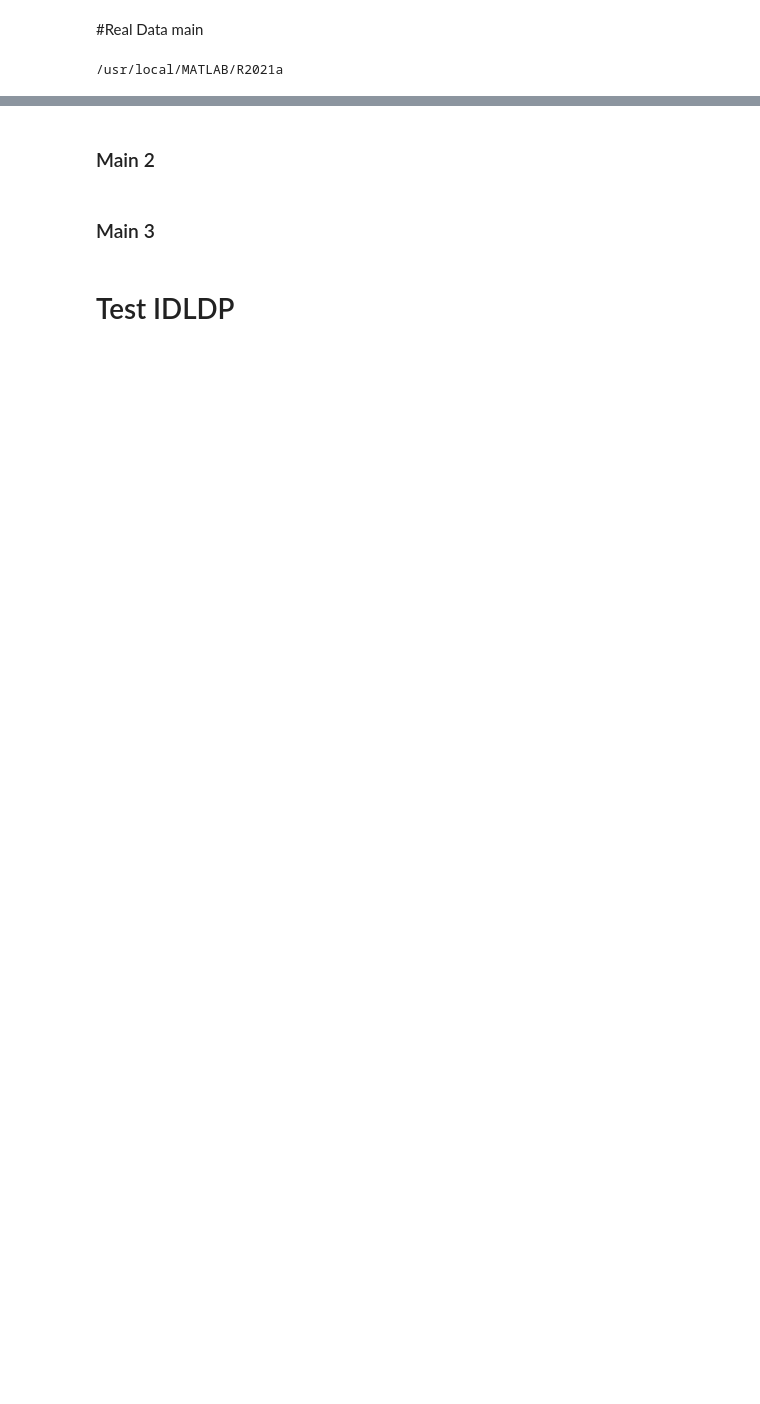
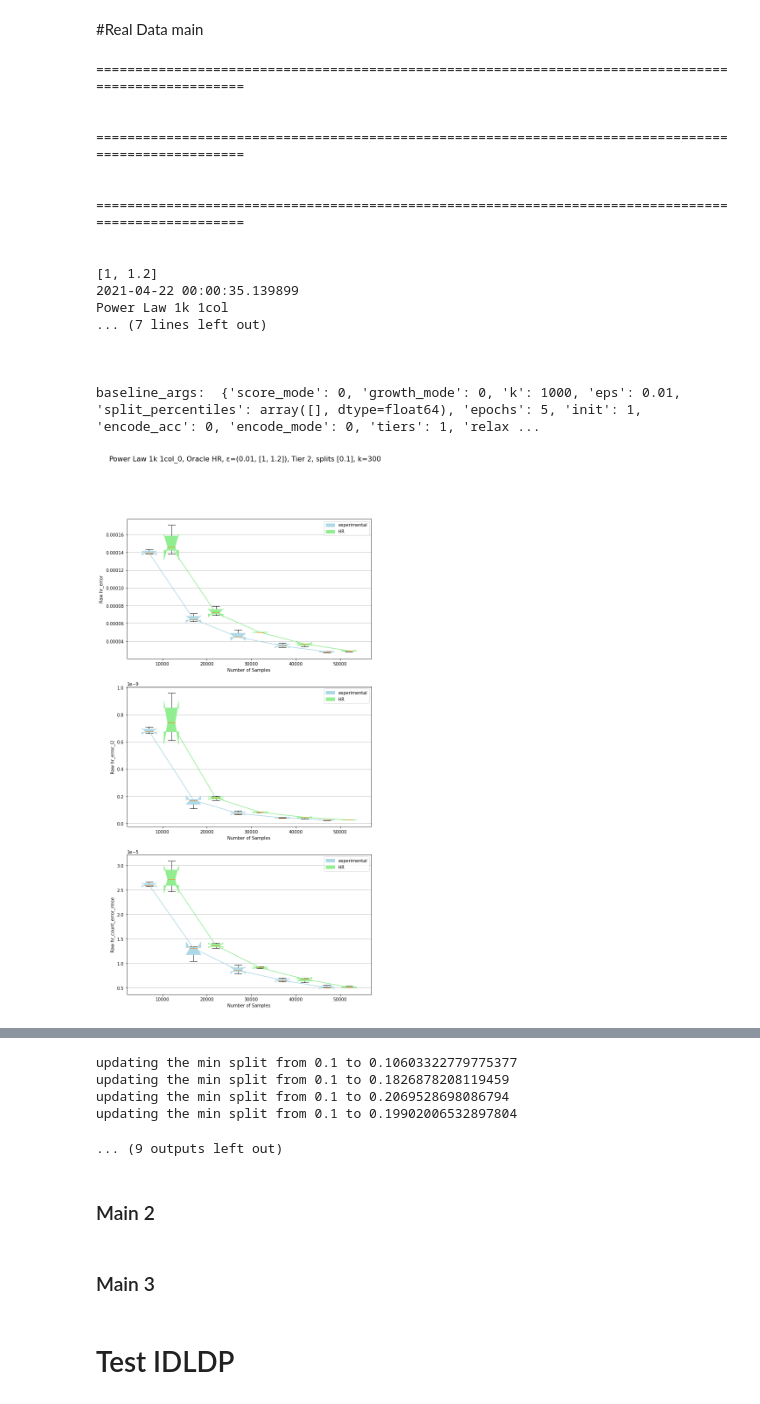
Before and after one commit to yaatehr/iterative-ldp, a Jupyter notebook: HRV4_2_IDLDP_charts.ipynb, the cells around one changed output, grey strips where cells are left out. Saved outputs shown, nothing was run; the diff lists cells and outputs as text; code cells hidden in the pictures; blank space fills up the shorter version.

```diff
--- a/HRV4_2_IDLDP_charts.ipynb
+++ b/HRV4_2_IDLDP_charts.ipynb
@@ -1111,7 +1113,10 @@ def evaluate_ground_truth(ground_truth_hist, df, col, alphabet_size, k=None, eps
 
     #TODO init the privacy budget if none?
     if privacy_budget is None:
-      privacy_budget = [1] + [1.2]*(tiers-1)
+      privacy_budget = [1]
+      if tiers > 1:
+        privacy_budget += [1.2]*(tiers-1)
+#     print(privacy_budget)
     assert len(privacy_budget) == tiers, f"privacy budget len is {len(privacy_budget)} but must match tiers ({tiers})"
 
     tot_mae = []
@@ -1513,8 +1524,7 @@ for c in COVID_SYMPTOM_COLS:
 from itertools import chain
 import pickle
 import copy
-from IDLDP.pg1 import ldp_mechanism_helper
-
+from IDLDP.pg1 import ldp_mechanism_helper, IDLDP
 
 def evaluate_dataset_parallel(df, target_col_groups,
                               metadata_cols=None,
@@ -1554,6 +1564,7 @@ def evaluate_dataset_parallel(df, target_col_groups,
   arg_map.pop('step_sz', None)
   arg_map.pop('dist', None)
   arg_map.pop('BASELINE_VERSION', None)
+  arg_map.pop('idldp', None)
   baseline_arg_map = copy.deepcopy(arg_map)
 
 
@@ -1569,6 +1580,7 @@ def evaluate_dataset_parallel(df, target_col_groups,
       'score_mode': 0, # DOesn't actually matter, nveer used.
       'tiers': 1,
       'split_percentiles': None,
+      'privacy_budget': [1],
   }
 
   #Random SPlit Hadamard Response.
@@ -1601,9 +1613,7 @@ def evaluate_dataset_parallel(df, target_col_groups,
   # print("\n\n")
 
 
-  #INIT IDLDP
-  # if idldp is None:
-  #   idldp = IDLDP()
+
 
 
   metadata_cols = [] if not metadata_cols else metadata_cols
@@ -1844,9 +1853,14 @@ power_law_data.describe()
 # %% [markdown]
 #Real Data main
 # %%
+%matplotlib inline
+from IDLDP.pg1 import LDP_MECHANISMS
+import matplotlib.pyplot as plt
+
+# idldp = IDLDP()
+
 # %matplotlib inline
-from IDLDP.pg1 import IDLDP
-idldp = IDLDP()
+
 # (covid_symptom_data, cancer_data, github_sickness_data) = pickle.load(open('datasets.pkl', 'rb'))
 dataset_dfs = [
   # covid_symptom_data,
@@ -1878,7 +1892,7 @@ for relaxation_mode in [0, 1]:
   print("="*100 + "\n\n")
   for i, dataset_df in enumerate(dataset_dfs):
     for j, col_group in enumerate(dataset_col_group_settings[i]):
-      for ldp_mechanism in LDP_MECHANISMS[0]:
+      for ldp_mechanism in LDP_MECHANISMS:
         for baseline_version in range(3):
           for tiers in [2]:
             for split_percentiles in [[.1]]:#[[i*.1] for i in range(1, 4)]:
@@ -1887,7 +1901,10 @@ for relaxation_mode in [0, 1]:
                 epochs = 5
                 growth_mode = 0
                 score_mode = 1
-                privacy_budget = [1] + [1.2]*(tiers-1)
+                privacy_budget = [1]
+                if tiers > 1:
+                  privacy_budget += [1.2]*(tiers-1)
+                print(privacy_budget)
                 epoch_subdivisions = 2
                 num_repititions = 3
                 # for score_mode in range(1,3):
@@ -1917,7 +1934,7 @@ for relaxation_mode in [0, 1]:
                       'output_counts': False,
                       'BASELINE_VERSION': baseline_version,
                       'ldp_mechanism': ldp_mechanism,
-                      'idldp': idldp,
+#                       'idldp': idldp,
                       }
                       # try:
                       print("passing kwargs from main looop")
@@ -1933,31 +1950,48 @@ for relaxation_mode in [0, 1]:
 #   for j, col_group in enumerate(dataset_col_group_settings[i]):
 #     tiers = 2
 #     split_percentiles = [.5]
 #     eps_relaxation = 1
 #     eps = 2
 #     relaxation_mode = 1
 #     epochs = 5
 #     point_growth_rate = 1
 #     score_mode = 0
 #     growth_mode = 0
 #     ## TODO make sure none of the above have any affect on the outome
 #     # for tiers in [2]:
 #     #   for split_percentiles in [[.5], [.7]]:
 #     #     for eps_relaxation in [1, 4]:
 
 #     #       for score_mode in range(1,3):
 #     #         for growth_mode in range(3):
 #                 # for basegroup_size in list(np.linspace(.01, .25, num=3, endpoint=True)):
 #     print(datetime.datetime.now())
 #     print(DATASET_NAMES[i])
 #     print(col_group)
 #     print(f"relaxation_mode: {relaxation_modes[relaxation_mode]}")
 #     function_kwargs = {'dist': DATASET_NAMES[i] + f"_{j}", 'growth_mode': growth_mode, 'k': 1000, 'score_mode' : score_mode, 'eps': eps, 'tiers': tiers, 'split_percentiles': split_percentiles, 'epochs': epochs, 'encode_acc': 0, 'encode_mode': 0, 'relaxation_mode': relaxation_mode, 'eps_relaxation': eps_relaxation, 'epoch_subdivisions': 10, 'init': 1, 'step_sz': 50000}
 #     try:
 #       evaluate_baselines_parallel(dataset_df, col_group, **function_kwargs)
 #     except StopIteration as e:
 #       print(e)
 #       plt.close()
 #       failed_runs.append((DATASET_NAMES[i], col_group, function_kwargs))
 # %% [output]
-/usr/local/MATLAB/R2021a
+====================================================================================================
+
+
+====================================================================================================
+
+
+====================================================================================================
+
+
+[1, 1.2]
+2021-04-22 00:00:35.139899
+Power Law 1k 1col
+... (7 lines left out)
+
+
+
+baseline_args:  {'score_mode': 0, 'growth_mode': 0, 'k': 1000, 'eps': 0.01, 'split_percentiles': array([], dtype=float64), 'epochs': 5, 'init': 1, 'encode_acc': 0, 'encode_mode': 0, 'tiers': 1, 'relax ...
+[figure, added]
@@ -1964,3 +2085,8 @@ for relaxation_mode in [0, 1]:
+updating the min split from 0.1 to 0.10603322779775377
+updating the min split from 0.1 to 0.1826878208119459
+updating the min split from 0.1 to 0.2069528698086794
+updating the min split from 0.1 to 0.19902006532897804
+... (9 outputs left out)
 # %% [markdown]
 ### Main 2
 # %%
```
Also changed, not shown: parts of 7 cells of this notebook, 1 other file.
